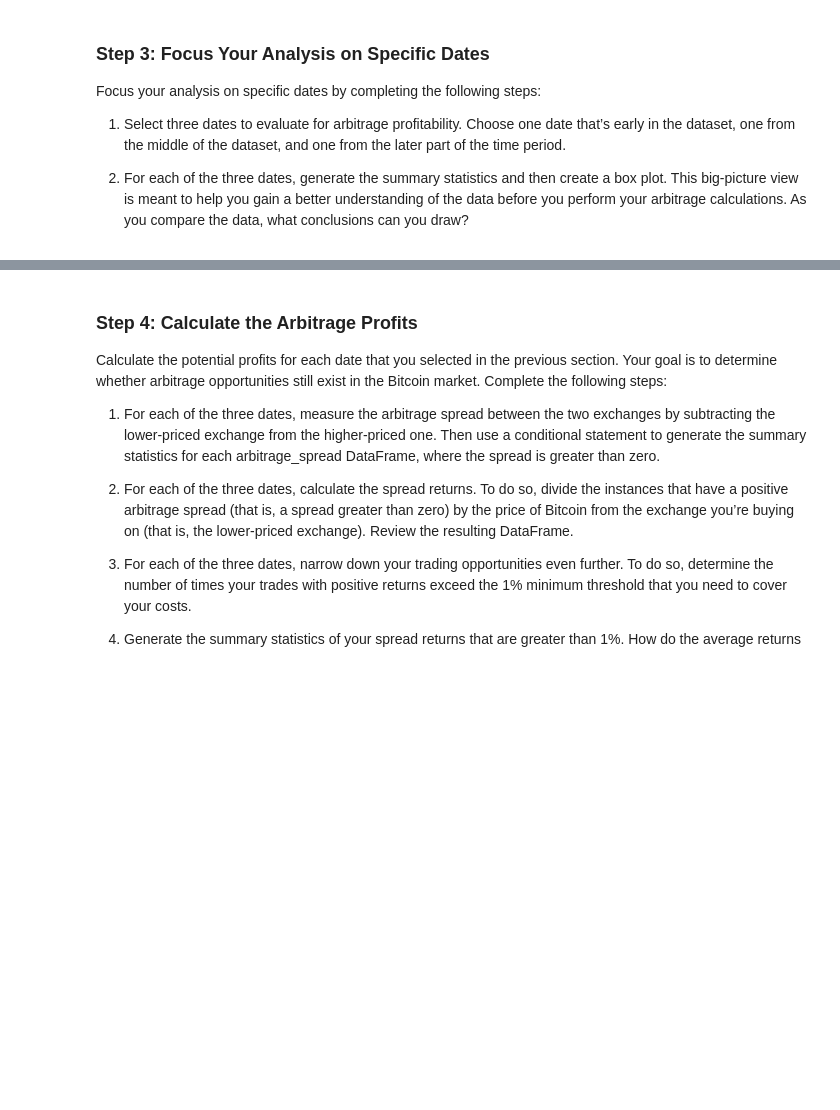
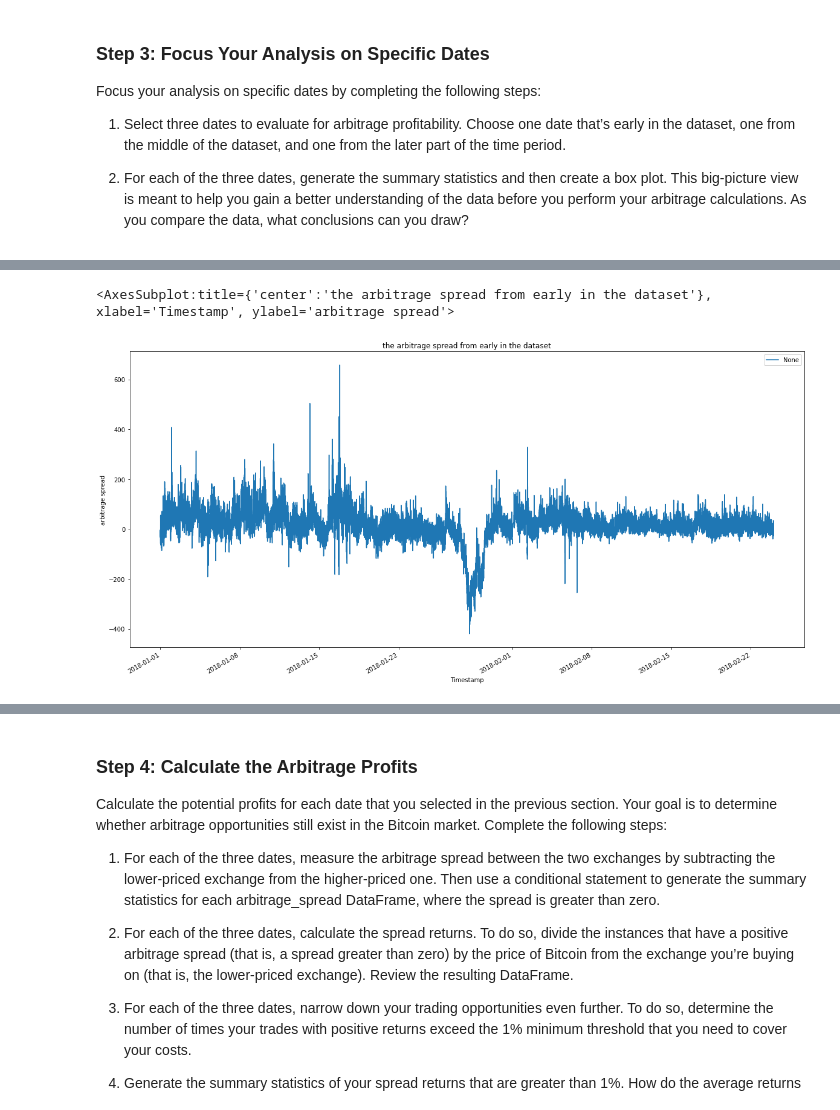
Before and after one commit to gatsbyz/columbia_bootcamp, a Jupyter notebook: module3/crypto_arbitrage.ipynb, the cells around one changed output, grey strips where cells are left out. Cells and saved outputs as stored; diff of their text form; code cells hidden in the pictures; blank space fills up the shorter version.

```diff
--- a/module3/crypto_arbitrage.ipynb
+++ b/module3/crypto_arbitrage.ipynb
@@ -296,3 +304,7 @@ SyntaxError: invalid syntax (3616388465.py, line 3)
 # %%
 # Visualize the arbitrage spread from early in the dataset in a box plot
-# YOUR CODE HERE
+(coinbase.loc[:specificDates[1], 'High'] - bitstamp.loc[:specificDates[1], 'Low']).plot.line(legend=True, figsize=(20, 10),
+title="the arbitrage spread from early in the dataset", ylabel="arbitrage spread")
+# %% [output]
+<AxesSubplot:title={'center':'the arbitrage spread from early in the dataset'}, xlabel='Timestamp', ylabel='arbitrage spread'>
+[figure, added]
```
Also changed, not shown: parts of 12 cells of this notebook.
